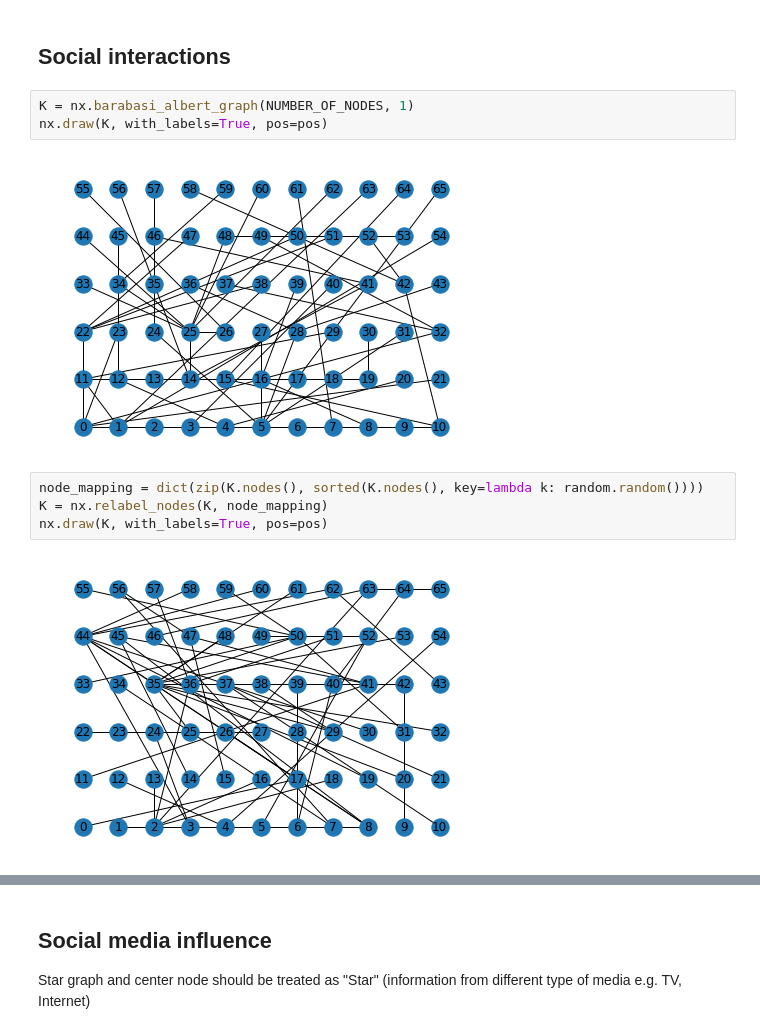
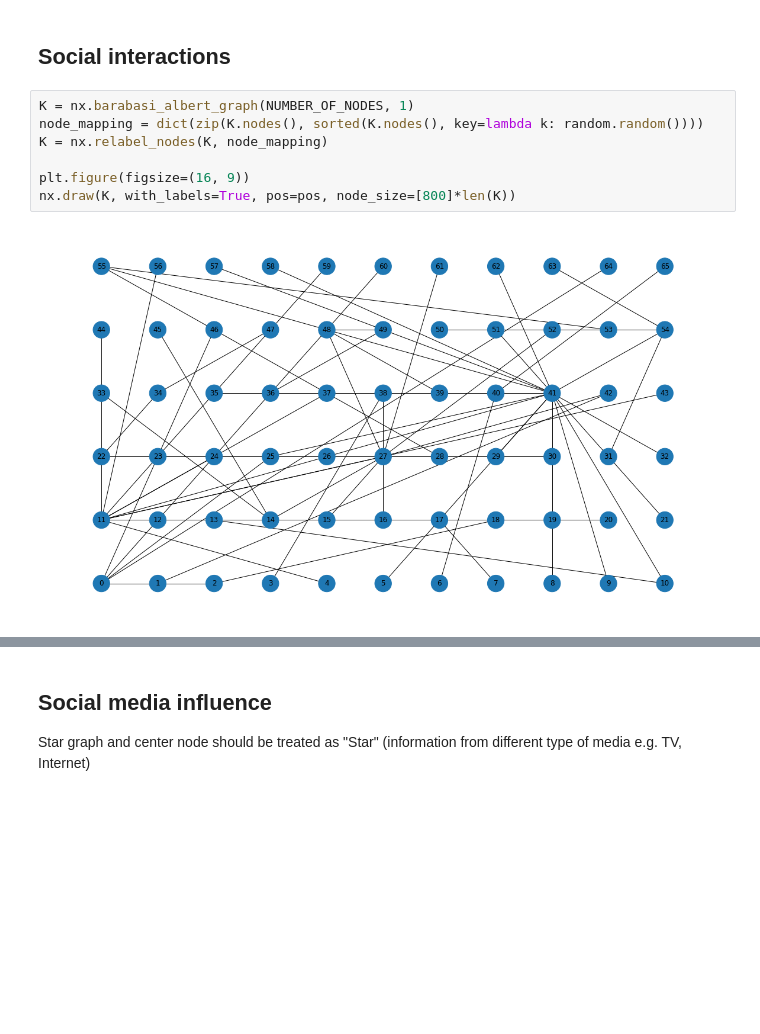
Before and after one commit to dpalatynski/Master-Thesis, a Jupyter notebook: Networks - neighbourhood.ipynb, the cells around one changed output, grey strips where cells are left out. Saved outputs shown, nothing was run; the diff lists cells and outputs as text; blank space fills up the shorter version.

```diff
--- a/Networks - neighbourhood.ipynb
+++ b/Networks - neighbourhood.ipynb
@@ -66,12 +67,10 @@ NUMBER_OF_NODES = NUMBER_OF_NODES_HEIGHT*NUMBER_OF_NODES_WIDTH
 ## Social interactions
 # %%
 K = nx.barabasi_albert_graph(NUMBER_OF_NODES, 1)
-nx.draw(K, with_labels=True, pos=pos)
+node_mapping = dict(zip(K.nodes(), sorted(K.nodes(), key=lambda k: random.random())))
+K = nx.relabel_nodes(K, node_mapping)
+
+plt.figure(figsize=(16, 9))
+nx.draw(K, with_labels=True, pos=pos, node_size=[800]*len(K))
 # %% [output]
-[figure, old version]
+[figure, new version]
-# %%
-node_mapping = dict(zip(K.nodes(), sorted(K.nodes(), key=lambda k: random.random())))
-K = nx.relabel_nodes(K, node_mapping)
-nx.draw(K, with_labels=True, pos=pos)
-# %% [output]
-[figure, removed]
```
Also changed, not shown: parts of 9 cells of this notebook, 5 other files.
